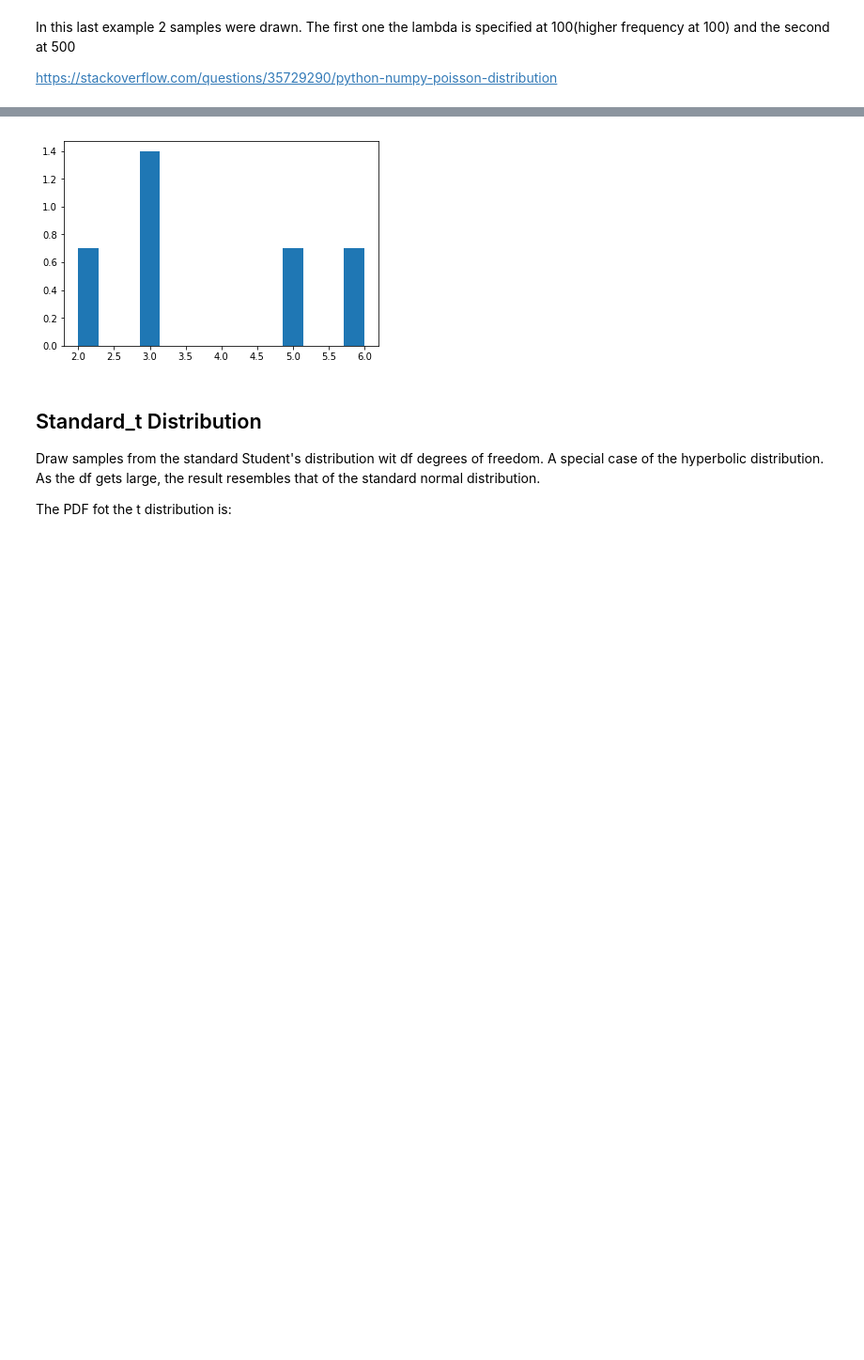
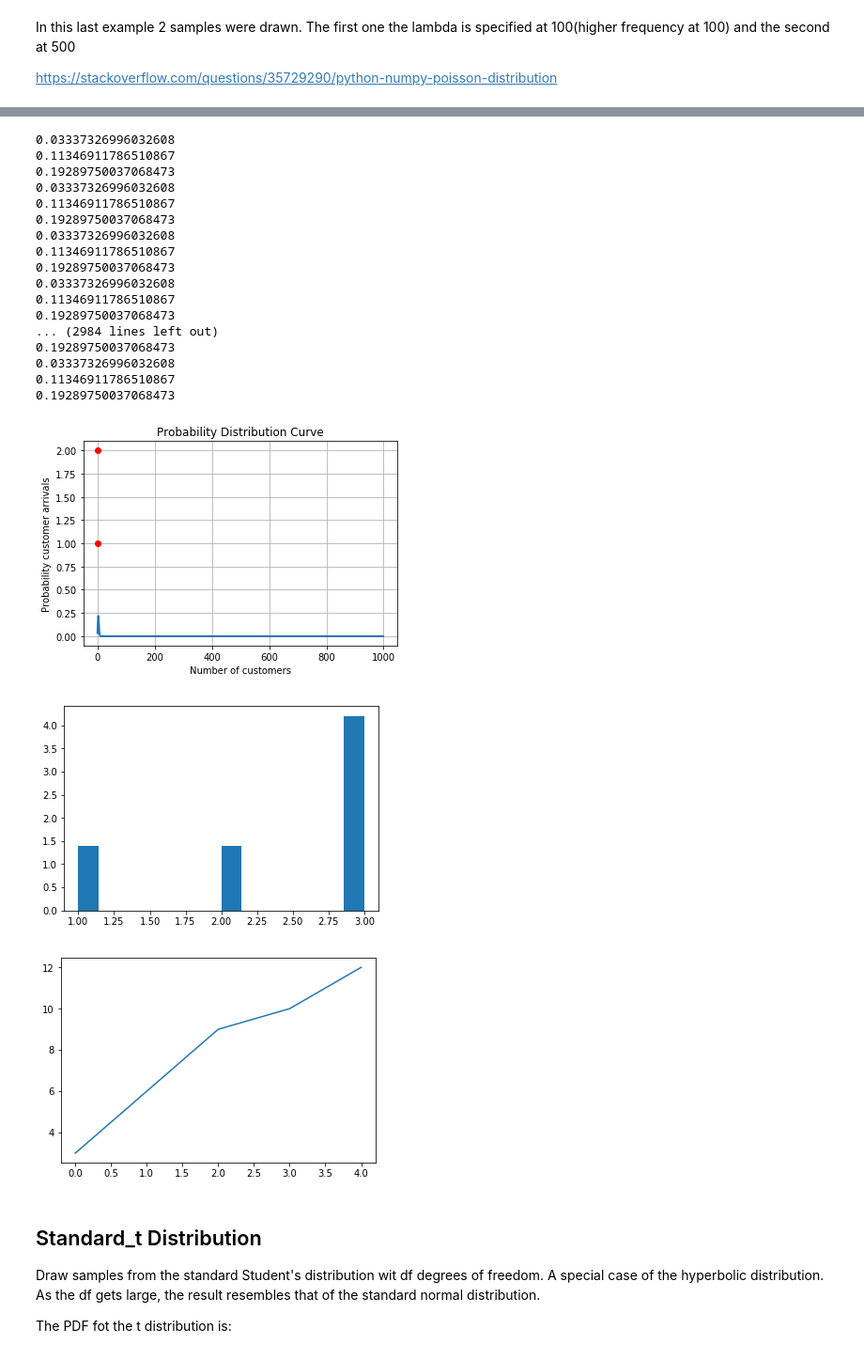
Before and after one commit to MarcoMen-Temp/Programming-Practice, a Jupyter notebook: NumpyAssignment.ipynb, the cells around one changed output, grey strips where cells are left out. Shown at 94% size. Cells and saved outputs as stored; diff of their text form; code cells hidden in the pictures; blank space fills up the shorter version.

```diff
--- a/NumpyAssignment.ipynb
+++ b/NumpyAssignment.ipynb
@@ -326,18 +384,68 @@ Customers arrive randomly at a department store at an average rate of 3.4 per mi
 # %%
 # for 1, 2,3 the interval for the poisson situation is 1 minute
 # the given mean = 3.4
 # for 4 the interval is only 30 seconds,so the mean must be adjusted to 3.4 / 2 = 1.7
-
+from scipy.stats import poisson
 import numpy as np
 import matplotlib.pyplot as plt
 
+plt.ylabel('Probability customer arrivals')
+plt.xlabel('Number of customers')
+plt.title('Probability Distribution Curve')
+
+arr = []
+rv = poisson(3.4)
+for num in range(0,1000):
+    arr.append(rv.pmf(num))
+
+    print (rv.pmf(0))
+    print (rv.pmf(1))
+    print (rv.pmf(2))
+
+
+p1 = rv.pmf(0)
+p2 = rv.pmf(1)
+p3 = rv.pmf(2)
+
+plt.grid(True)
+plt.plot(arr, linewidth = 2)
+plt.plot([0], [1], [2], marker= 'o', markersize=6, color= 'r')
+plt.show()
+
+
+
+
 p = np.random.poisson(lam=(3.4), size=(5))
-p
+
 
 count, bins, ignored= plt.hist(p,14,normed=True)
 plt.show()
+
+CDF = np.cumsum(p)
+
+plt.plot(CDF)
+plt.show()
 # %% [output]
+0.03337326996032608
+0.11346911786510867
+0.19289750037068473
+0.03337326996032608
+0.11346911786510867
+0.19289750037068473
+0.03337326996032608
+0.11346911786510867
+0.19289750037068473
+0.03337326996032608
+0.11346911786510867
+0.19289750037068473
+... (2984 lines left out)
+0.19289750037068473
+0.03337326996032608
+0.11346911786510867
+0.19289750037068473
-[figure, old version]
+[figure, new version]
+[figure, added]
+[figure, added]
 # %% [markdown]
  ## Standard_t Distribution
 
```
Also changed, not shown: parts of 16 cells of this notebook.
